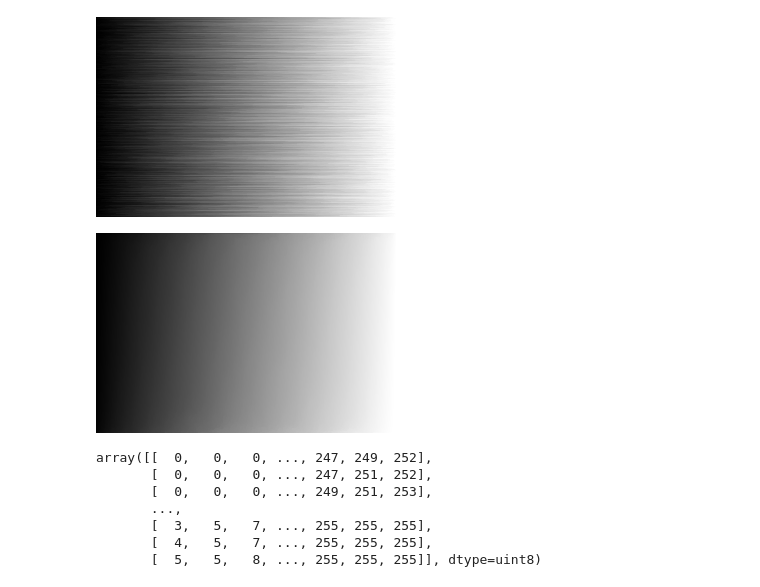
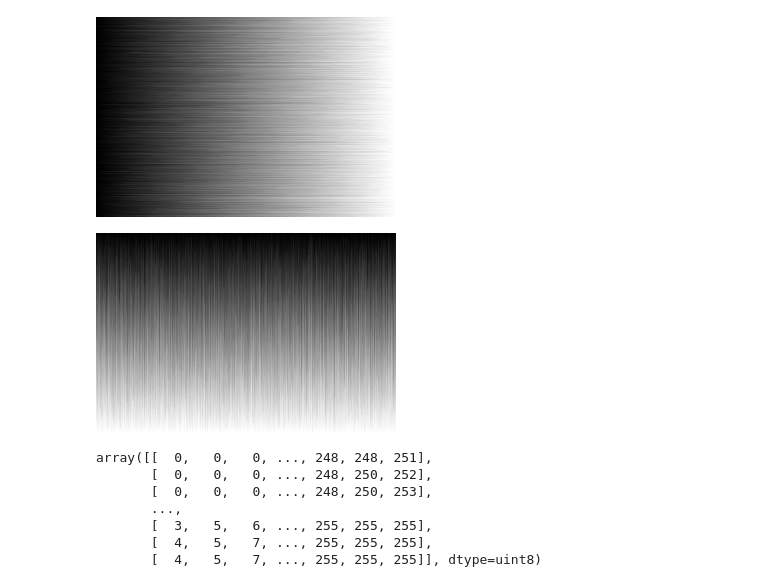
Before and after one commit to nefetorve/cwiczenia_data_science, a Jupyter notebook: 031_040_exercises.ipynb, the cells around one changed output. Saved outputs shown, nothing was run; the diff lists cells and outputs as text; code cells hidden in the pictures.

```diff
--- a/031_040_exercises.ipynb
+++ b/031_040_exercises.ipynb
@@ -272,17 +272,19 @@ cv2_imshow(image)
 # %% [output]
 [figure]
 # %%
+image =np.random.randint(256, size=(200,300), dtype=np.uint8)
 image.sort(axis=0)
+
 cv2_imshow(image)
 # %% [output]
-[figure, old version]
+[figure, new version]
 # %%
 image
 # %% [output]
-array([[  0,   0,   0, ..., 247, 249, 252],
-       [  0,   0,   0, ..., 247, 251, 252],
-       [  0,   0,   0, ..., 249, 251, 253],
+array([[  0,   0,   0, ..., 248, 248, 251],
+       [  0,   0,   0, ..., 248, 250, 252],
+       [  0,   0,   0, ..., 248, 250, 253],
        ...,
-       [  3,   5,   7, ..., 255, 255, 255],
+       [  3,   5,   6, ..., 255, 255, 255],
        [  4,   5,   7, ..., 255, 255, 255],
-       [  5,   5,   8, ..., 255, 255, 255]], dtype=uint8)
+       [  4,   5,   7, ..., 255, 255, 255]], dtype=uint8)
```
Also changed, not shown: parts of 3 cells of this notebook.
